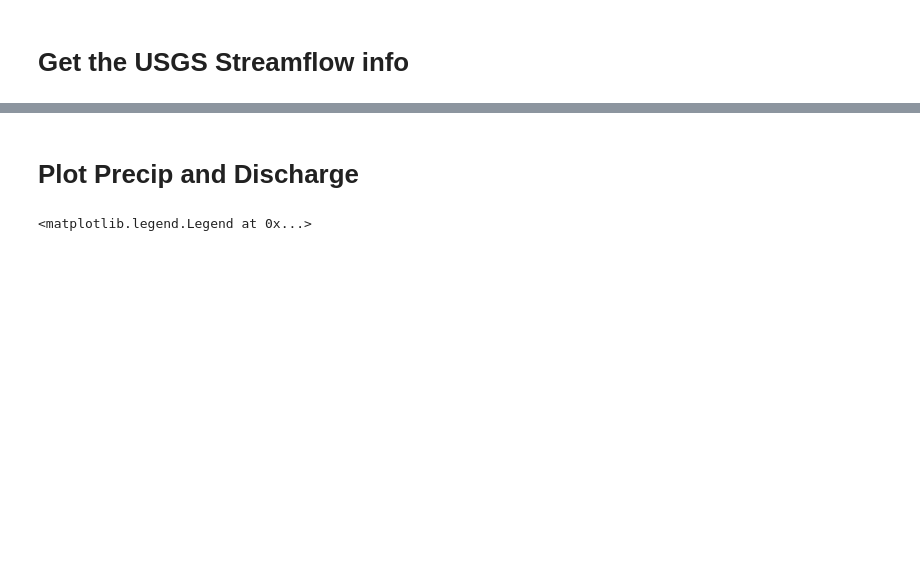
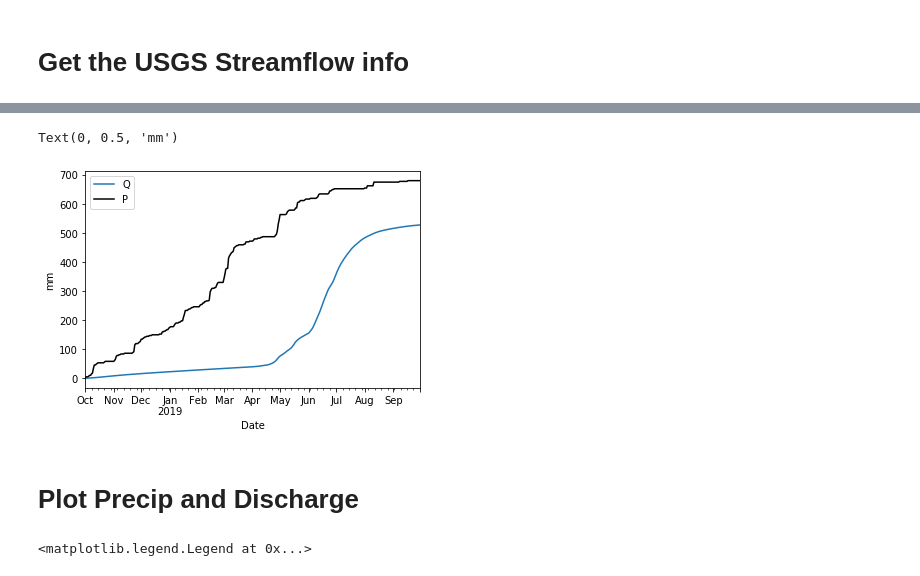
Before and after one commit to bsu-wrudisill/precipitation_inference, a Jupyter notebook: notebooks/BackgroundInfo.ipynb, the cells around one changed output, grey strips where cells are left out. Cells and saved outputs as stored; diff of their text form; code cells hidden in the pictures; blank space fills up the shorter version.

```diff
--- a/notebooks/BackgroundInfo.ipynb
+++ b/notebooks/BackgroundInfo.ipynb
@@ -82,3 +107,12 @@ usgs_df['discharge_unit_mm'] = usgs_df['discharge_m3s'] * (24*60*60)/east_river_
+# %%
+fig,ax = plt.subplots(1)
+usgs_df.loc[start:end].discharge_unit_mm.cumsum().plot(ax=ax, label='Q')
+DailyPrecipForcing.loc[start:end].cumsum().plot(ax=ax, label='P', color='black')
+ax.legend()
+ax.set_ylabel('mm')
+# %% [output]
+Text(0, 0.5, 'mm')
+[figure, added]
 # %% [markdown]
 # Plot Precip and Discharge
 # %%
```
Also changed, not shown: parts of 16 cells of this notebook, 1 other file.
